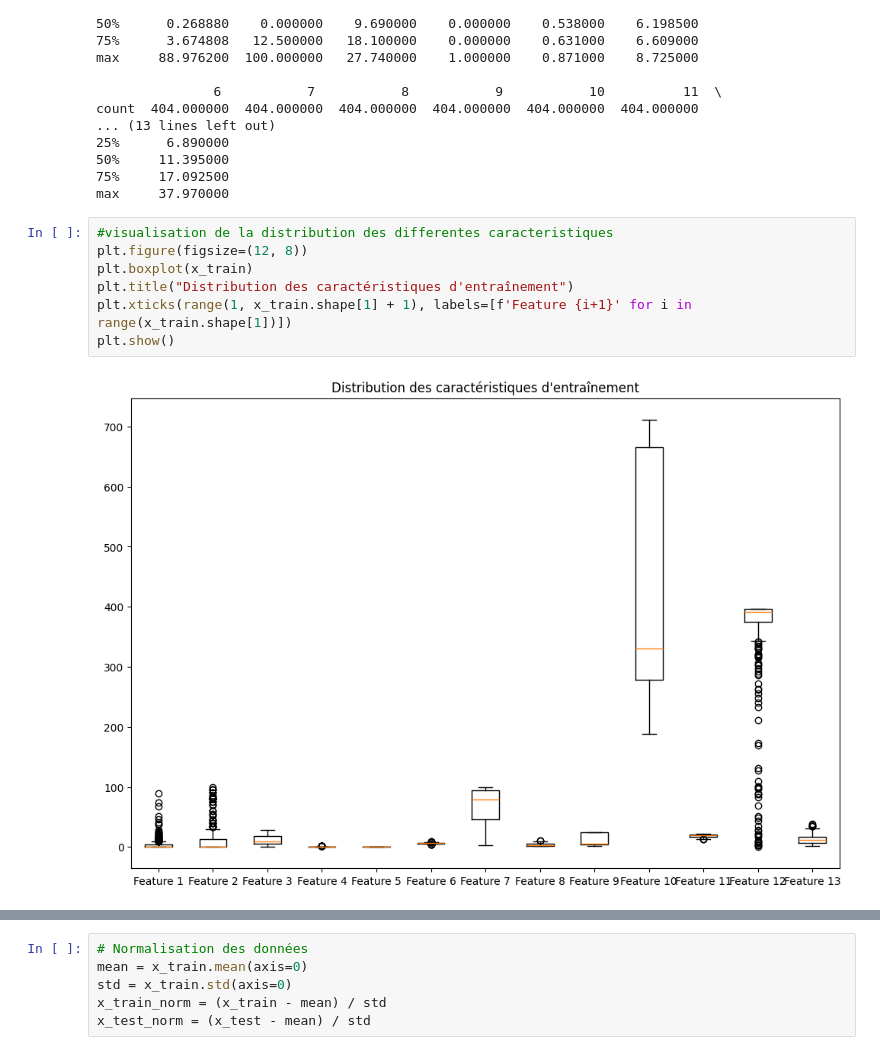
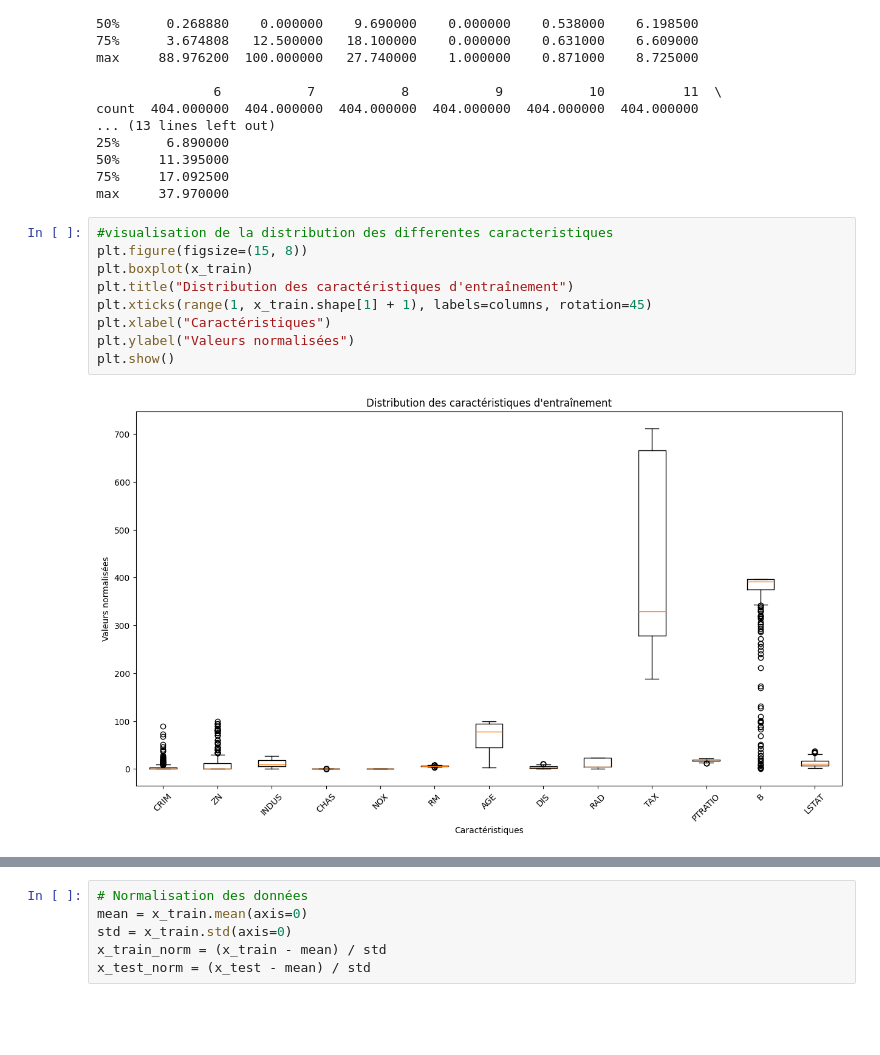
Before and after one commit to fomen2001/Hoston_house, a Jupyter notebook: FOMENA_TSATSOP_VALDES_JOEL_HOUSE.ipynb, the cells around one changed output, grey strips where cells are left out. Saved outputs shown, nothing was run; the diff lists cells and outputs as text; blank space fills up the shorter version.

```diff
--- a/FOMENA_TSATSOP_VALDES_JOEL_HOUSE.ipynb
+++ b/FOMENA_TSATSOP_VALDES_JOEL_HOUSE.ipynb
@@ -78,13 +92,15 @@ count  404.000000  404.000000  404.000000  404.000000  404.000000  404.000000
 max     37.970000
 # %%
 #visualisation de la distribution des differentes caracteristiques
-plt.figure(figsize=(12, 8))
+plt.figure(figsize=(15, 8))
 plt.boxplot(x_train)
 plt.title("Distribution des caractéristiques d'entraînement")
-plt.xticks(range(1, x_train.shape[1] + 1), labels=[f'Feature {i+1}' for i in range(x_train.shape[1])])
+plt.xticks(range(1, x_train.shape[1] + 1), labels=columns, rotation=45)
+plt.xlabel("Caractéristiques")
+plt.ylabel("Valeurs normalisées")
 plt.show()
 # %% [output]
-[figure, old version]
+[figure, new version]
 # %%
 # Calcul de la matrice de corrélation
 correlation_matrix = pd.DataFrame(x_train).corr()
```
Also changed, not shown: parts of 2 cells of this notebook.
